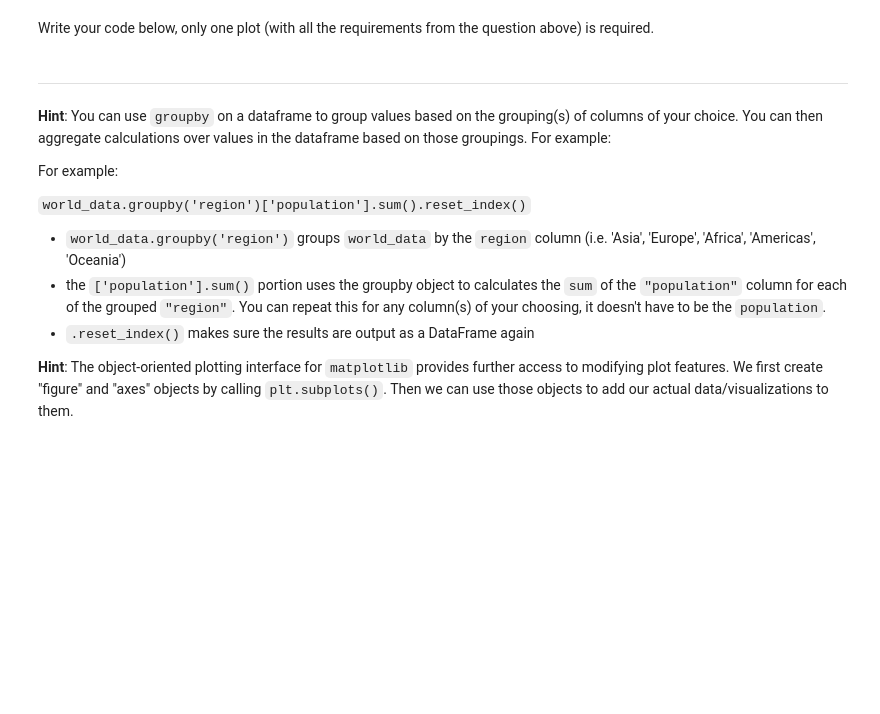
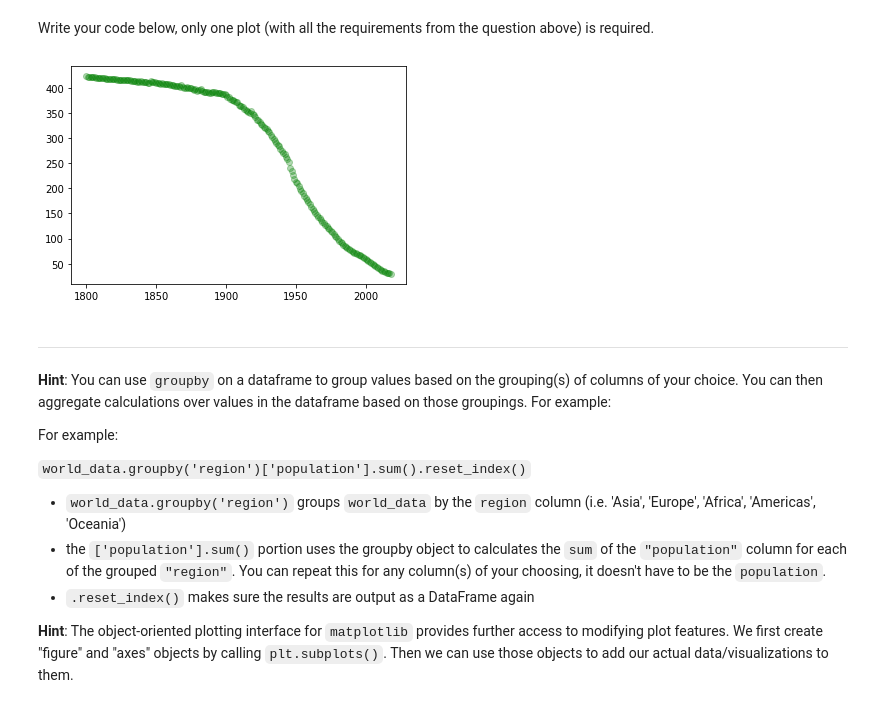
Before and after one commit to constructor-s/BME1478_Assignments, a Jupyter notebook: a07/last-first-assignment7.ipynb, the cells around one changed output. Drawn from its saved outputs; the diff is of its cells as text; code cells hidden in the pictures; blank space fills up the shorter version.

```diff
--- a/a07/last-first-assignment7.ipynb
+++ b/a07/last-first-assignment7.ipynb
@@ -25,3 +17,11 @@ world_data = pd.read_csv(url)
+# %%
+import pandas as pd
+import numpy as np
+import matplotlib.pyplot as plt
+
+# load in our data
+url = 'https://raw.githubusercontent.com/BME1478H/Fall2020class/master/data/world-data-gapminder.csv'
+world_data = pd.read_csv(url)
 # %% [markdown]
 ## Task 1 (1.5 marks)
 Plot how the world's average `child_mortality` changes over the years using the following instructions:
@@ -36,6 +36,19 @@ Plot how the world's average `child_mortality` changes over the years using the
   c) Customize the scatter plot and change the marker `color` to green, and the transparency `alpha=0.3`. (0.5 marks)
 # %% [markdown]
 Write your code below, only one plot (with all the requirements from the question above) is required.
+# %%
+#%% Task 1
+# a)
+world_child_mortality = world_data.groupby("year")["child_mortality"].mean().reset_index()
+# b) and c)
+fig, ax = plt.subplots()
+scatter_plot = ax.scatter(x="year", y="child_mortality", data=world_child_mortality,
+                          color="green", alpha=0.3)
+# ax.set_xlabel("Year")
+# ax.set_ylabel("Mean child mortality")
+fig.show()
+# %% [output]
+[figure, added]
 # %% [markdown]
 ___
 **Hint**: You can use `groupby` on a dataframe to group values based on the grouping(s) of columns of your choice. You can then aggregate calculations over values in the dataframe based on those groupings. For example:
```
Also changed, not shown: parts of 6 cells of this notebook.
